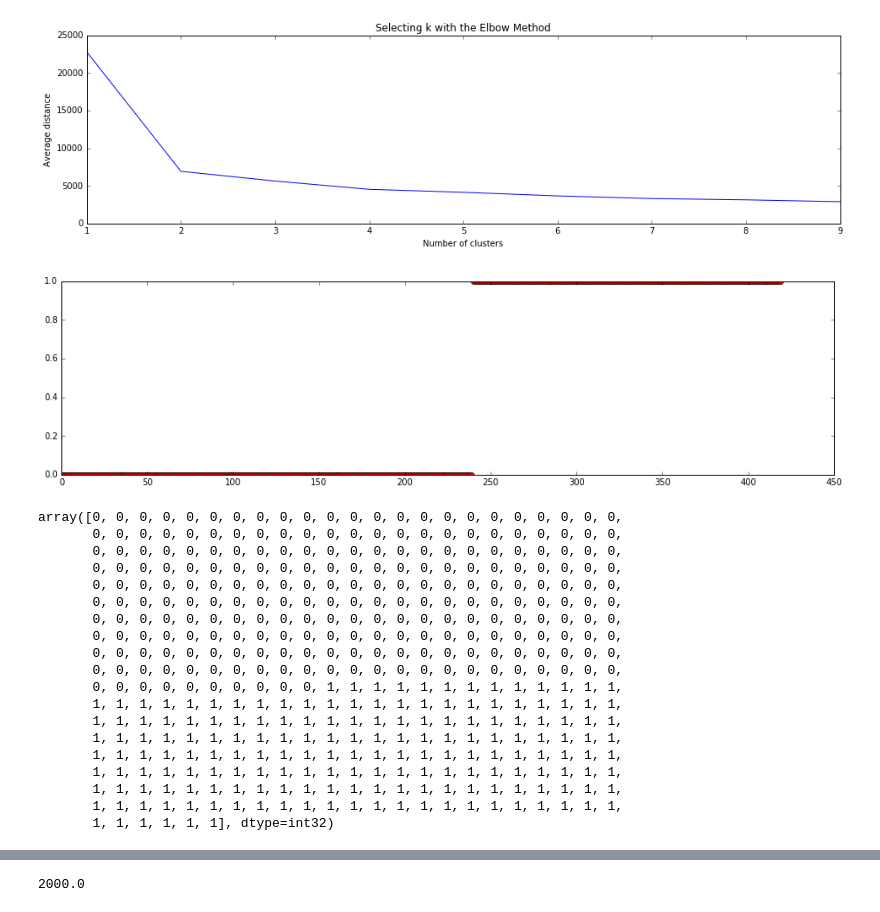
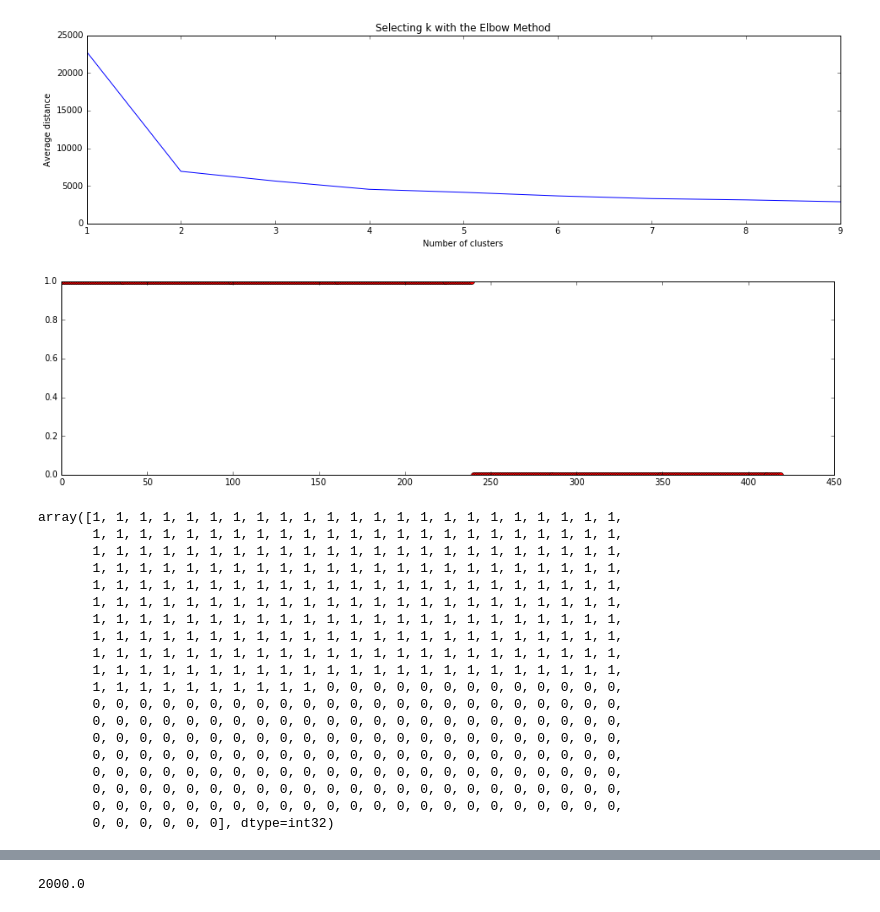
Before and after one commit to vslovik/dm, a Jupyter notebook: time_series/killbill4.ipynb, the cells around one changed output, grey strips where cells are left out. Saved outputs shown, nothing was run; the diff lists cells and outputs as text; code cells hidden in the pictures.

Commit message:
time series

```diff
--- a/time_series/killbill4.ipynb
+++ b/time_series/killbill4.ipynb
@@ -374,8 +374,8 @@ plt.show()
 # %% [output]
 [figure]
 # %%
-my_series = np.array(my_series)
-len(my_series[1])
+series = np.array(my_series)
+len(series[1])
 # %% [output]
 51
 # %%
@@ -389,10 +389,10 @@ meandist=[]
 
 for k in clusters:
     model=KMeans(n_clusters=k)
-    model.fit(my_series)
-    clusassign=model.predict(my_series)
-    meandist.append(sum(np.min(cdist(my_series, model.cluster_centers_, 'euclidean'), axis=1))
-    / my_series.shape[0])
+    model.fit(series)
+    clusassign=model.predict(series)
+    meandist.append(sum(np.min(cdist(series, model.cluster_centers_, 'euclidean'), axis=1))
+    / series.shape[0])
 
 # Choose the best cluster number with Elbow rule
 
@@ -409,17 +409,27 @@ plt.show()
 [figure]
 # %%
 num_clusters = 2
-km = KMeans(n_clusters=num_clusters, init='random') # k-means++ random
-km.fit(my_series)
+km = KMeans(n_clusters=num_clusters, init='k-means++') # k-means++ random
+km.fit(series)
 plt.plot(km.labels_, 'ro')
 plt.show()
 # %% [output]
-[figure, old version]
+[figure, new version]
 # %%
-labels = km.predict(my_series)
+labels = km.predict(series)
 labels
 # %% [output]
-array([0, 0, 0, 0, 0, 0, 0, 0, 0, 0, 0, 0, 0, 0, 0, 0, 0, 0, 0, 0, 0, 0, 0,
+array([1, 1, 1, 1, 1, 1, 1, 1, 1, 1, 1, 1, 1, 1, 1, 1, 1, 1, 1, 1, 1, 1, 1,
+       1, 1, 1, 1, 1, 1, 1, 1, 1, 1, 1, 1, 1, 1, 1, 1, 1, 1, 1, 1, 1, 1, 1,
+       1, 1, 1, 1, 1, 1, 1, 1, 1, 1, 1, 1, 1, 1, 1, 1, 1, 1, 1, 1, 1, 1, 1,
+       1, 1, 1, 1, 1, 1, 1, 1, 1, 1, 1, 1, 1, 1, 1, 1, 1, 1, 1, 1, 1, 1, 1,
+       1, 1, 1, 1, 1, 1, 1, 1, 1, 1, 1, 1, 1, 1, 1, 1, 1, 1, 1, 1, 1, 1, 1,
+       1, 1, 1, 1, 1, 1, 1, 1, 1, 1, 1, 1, 1, 1, 1, 1, 1, 1, 1, 1, 1, 1, 1,
+       1, 1, 1, 1, 1, 1, 1, 1, 1, 1, 1, 1, 1, 1, 1, 1, 1, 1, 1, 1, 1, 1, 1,
+       1, 1, 1, 1, 1, 1, 1, 1, 1, 1, 1, 1, 1, 1, 1, 1, 1, 1, 1, 1, 1, 1, 1,
+       1, 1, 1, 1, 1, 1, 1, 1, 1, 1, 1, 1, 1, 1, 1, 1, 1, 1, 1, 1, 1, 1, 1,
+       1, 1, 1, 1, 1, 1, 1, 1, 1, 1, 1, 1, 1, 1, 1, 1, 1, 1, 1, 1, 1, 1, 1,
+       1, 1, 1, 1, 1, 1, 1, 1, 1, 1, 0, 0, 0, 0, 0, 0, 0, 0, 0, 0, 0, 0, 0,
        0, 0, 0, 0, 0, 0, 0, 0, 0, 0, 0, 0, 0, 0, 0, 0, 0, 0, 0, 0, 0, 0, 0,
        0, 0, 0, 0, 0, 0, 0, 0, 0, 0, 0, 0, 0, 0, 0, 0, 0, 0, 0, 0, 0, 0, 0,
        0, 0, 0, 0, 0, 0, 0, 0, 0, 0, 0, 0, 0, 0, 0, 0, 0, 0, 0, 0, 0, 0, 0,
@@ -427,17 +437,7 @@ array([0, 0, 0, 0, 0, 0, 0, 0, 0, 0, 0, 0, 0, 0, 0, 0, 0, 0, 0, 0, 0, 0, 0,
        0, 0, 0, 0, 0, 0, 0, 0, 0, 0, 0, 0, 0, 0, 0, 0, 0, 0, 0, 0, 0, 0, 0,
        0, 0, 0, 0, 0, 0, 0, 0, 0, 0, 0, 0, 0, 0, 0, 0, 0, 0, 0, 0, 0, 0, 0,
        0, 0, 0, 0, 0, 0, 0, 0, 0, 0, 0, 0, 0, 0, 0, 0, 0, 0, 0, 0, 0, 0, 0,
-       0, 0, 0, 0, 0, 0, 0, 0, 0, 0, 0, 0, 0, 0, 0, 0, 0, 0, 0, 0, 0, 0, 0,
-       0, 0, 0, 0, 0, 0, 0, 0, 0, 0, 0, 0, 0, 0, 0, 0, 0, 0, 0, 0, 0, 0, 0,
-       0, 0, 0, 0, 0, 0, 0, 0, 0, 0, 1, 1, 1, 1, 1, 1, 1, 1, 1, 1, 1, 1, 1,
-       1, 1, 1, 1, 1, 1, 1, 1, 1, 1, 1, 1, 1, 1, 1, 1, 1, 1, 1, 1, 1, 1, 1,
-       1, 1, 1, 1, 1, 1, 1, 1, 1, 1, 1, 1, 1, 1, 1, 1, 1, 1, 1, 1, 1, 1, 1,
-       1, 1, 1, 1, 1, 1, 1, 1, 1, 1, 1, 1, 1, 1, 1, 1, 1, 1, 1, 1, 1, 1, 1,
-       1, 1, 1, 1, 1, 1, 1, 1, 1, 1, 1, 1, 1, 1, 1, 1, 1, 1, 1, 1, 1, 1, 1,
-       1, 1, 1, 1, 1, 1, 1, 1, 1, 1, 1, 1, 1, 1, 1, 1, 1, 1, 1, 1, 1, 1, 1,
-       1, 1, 1, 1, 1, 1, 1, 1, 1, 1, 1, 1, 1, 1, 1, 1, 1, 1, 1, 1, 1, 1, 1,
-       1, 1, 1, 1, 1, 1, 1, 1, 1, 1, 1, 1, 1, 1, 1, 1, 1, 1, 1, 1, 1, 1, 1,
-       1, 1, 1, 1, 1, 1], dtype=int32)
+       0, 0, 0, 0, 0, 0], dtype=int32)
 # %%
 clusters = dict()
 for i in range(0, num_clusters):
```
Also changed, not shown: parts of 17 cells of this notebook.
